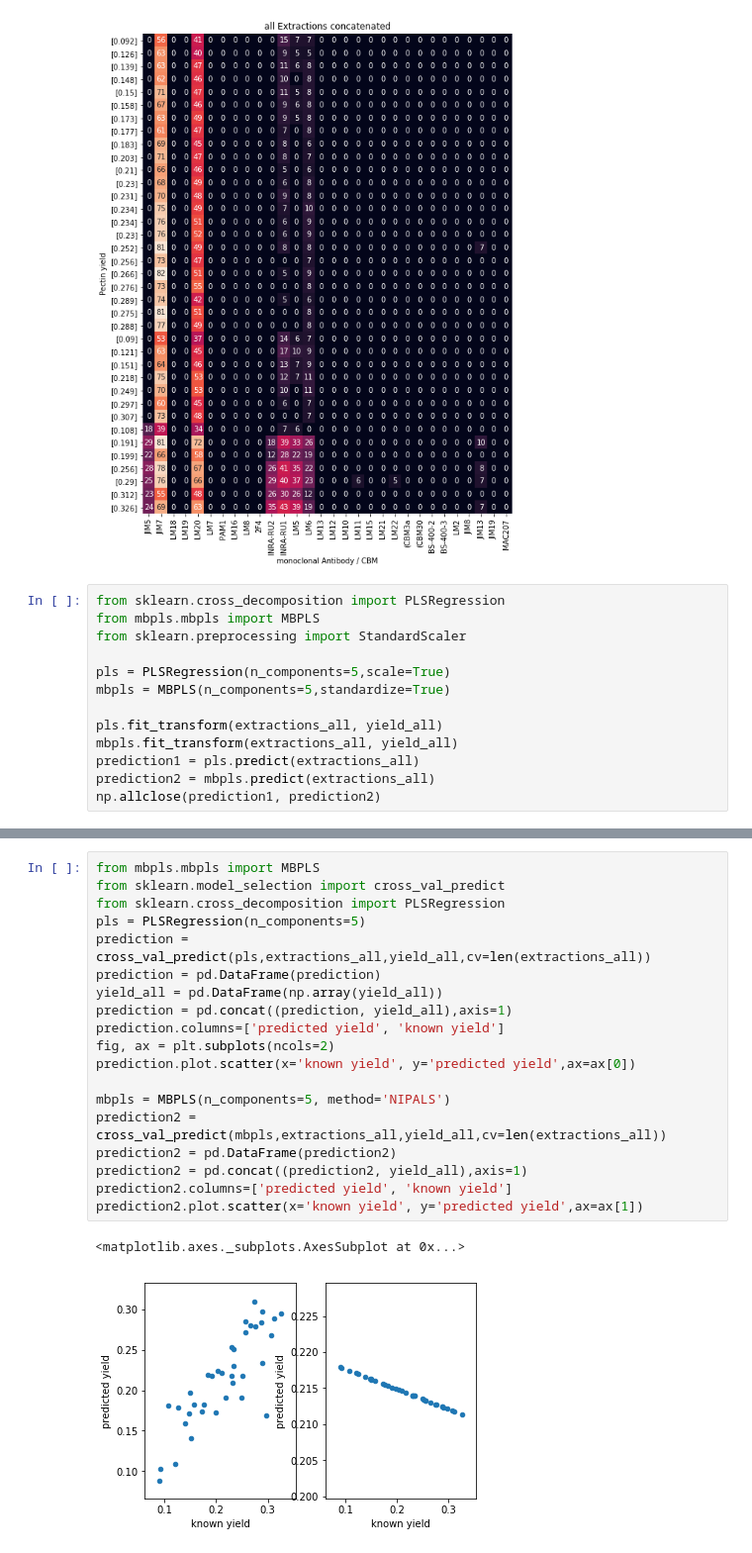
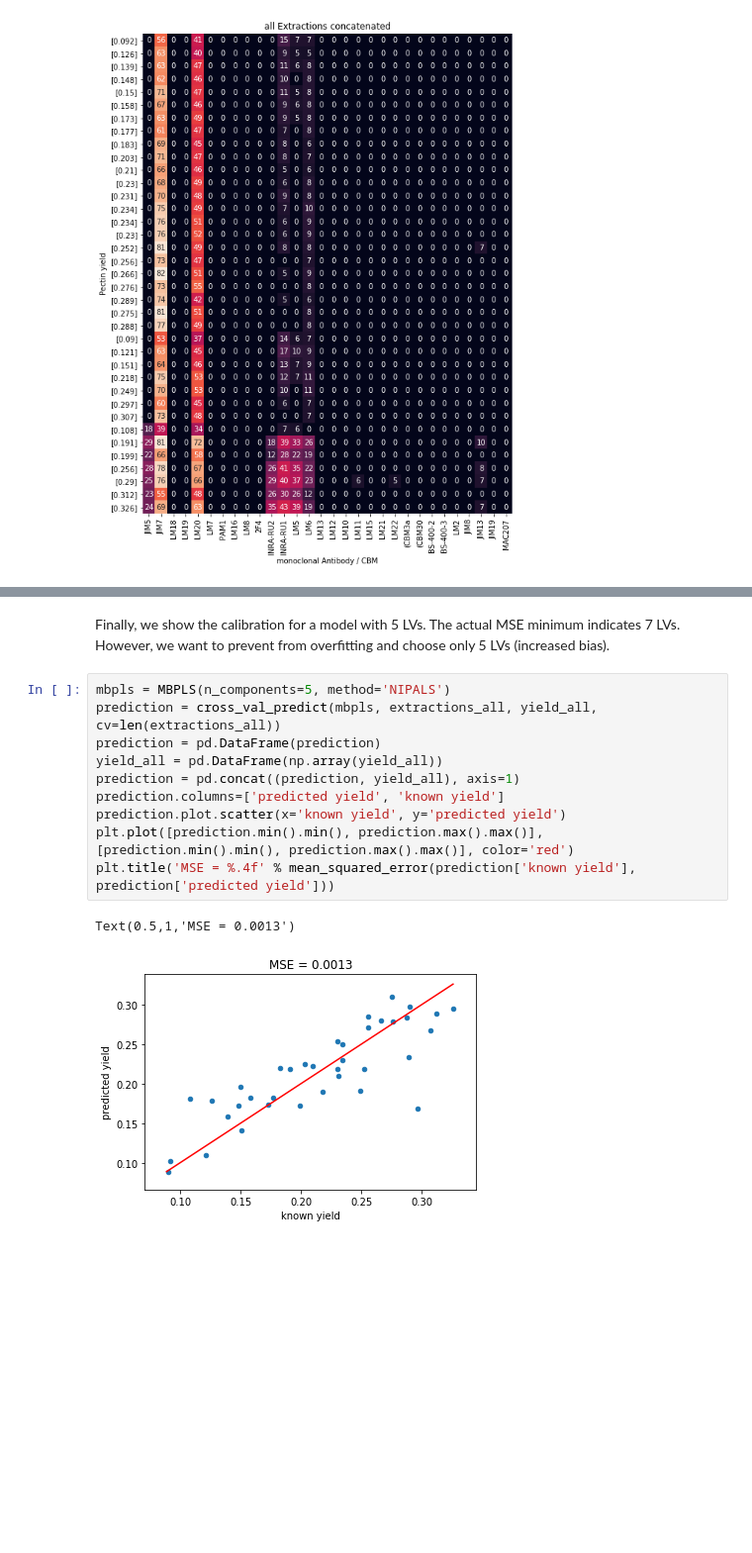
Before and after one commit to DTUComputeStatisticsAndDataAnalysis/MBPLS, a Jupyter notebook: examples/CarbohydrateMicroarrays/Carbohydrate_Microarray_PLS.ipynb, the cells around one changed output, grey strips where cells are left out. Shown at 99% size. Cells and saved outputs as stored; diff of their text form; blank space fills up the shorter version.

```diff
--- a/examples/CarbohydrateMicroarrays/Carbohydrate_Microarray_PLS.ipynb
+++ b/examples/CarbohydrateMicroarrays/Carbohydrate_Microarray_PLS.ipynb
@@ -40,16 +50,3 @@ plt.ylabel('Pectin yield')
 # %% [output]
 Text(60,0.5,'Pectin yield')
 [figure]
-# %%
-from sklearn.cross_decomposition import PLSRegression
-from mbpls.mbpls import MBPLS
-from sklearn.preprocessing import StandardScaler
-
-pls = PLSRegression(n_components=5,scale=True)
-mbpls = MBPLS(n_components=5,standardize=True)
-
-pls.fit_transform(extractions_all, yield_all)
-mbpls.fit_transform(extractions_all, yield_all)
-prediction1 = pls.predict(extractions_all)
-prediction2 = mbpls.predict(extractions_all)
-np.allclose(prediction1, prediction2)
@@ -58,22 +75,15 @@ True
+# %% [markdown]
+Finally, we show the calibration for a model with 5 LVs. The actual MSE minimum indicates 7 LVs. However, we want to prevent from overfitting and choose only 5 LVs (increased bias).
 # %%
-from mbpls.mbpls import MBPLS
-from sklearn.model_selection import cross_val_predict
-from sklearn.cross_decomposition import PLSRegression
-pls = PLSRegression(n_components=5)
-prediction = cross_val_predict(pls,extractions_all,yield_all,cv=len(extractions_all))
+mbpls = MBPLS(n_components=5, method='NIPALS')
+prediction = cross_val_predict(mbpls, extractions_all, yield_all, cv=len(extractions_all))
 prediction = pd.DataFrame(prediction)
 yield_all = pd.DataFrame(np.array(yield_all))
-prediction = pd.concat((prediction, yield_all),axis=1)
+prediction = pd.concat((prediction, yield_all), axis=1)
 prediction.columns=['predicted yield', 'known yield']
-fig, ax = plt.subplots(ncols=2)
-prediction.plot.scatter(x='known yield', y='predicted yield',ax=ax[0])
-
-mbpls = MBPLS(n_components=5, method='NIPALS')
-prediction2 = cross_val_predict(mbpls,extractions_all,yield_all,cv=len(extractions_all))
-prediction2 = pd.DataFrame(prediction2)
-prediction2 = pd.concat((prediction2, yield_all),axis=1)
-prediction2.columns=['predicted yield', 'known yield']
-prediction2.plot.scatter(x='known yield', y='predicted yield',ax=ax[1])
+prediction.plot.scatter(x='known yield', y='predicted yield')
+plt.plot([prediction.min().min(), prediction.max().max()], [prediction.min().min(), prediction.max().max()], color='red')
+plt.title('MSE = %.4f' % mean_squared_error(prediction['known yield'], prediction['predicted yield']))
 # %% [output]
-<matplotlib.axes._subplots.AxesSubplot at 0x...>
+Text(0.5,1,'MSE = 0.0013')
-[figure, old version]
+[figure, new version]
```
Also changed, not shown: parts of 12 cells of this notebook.
